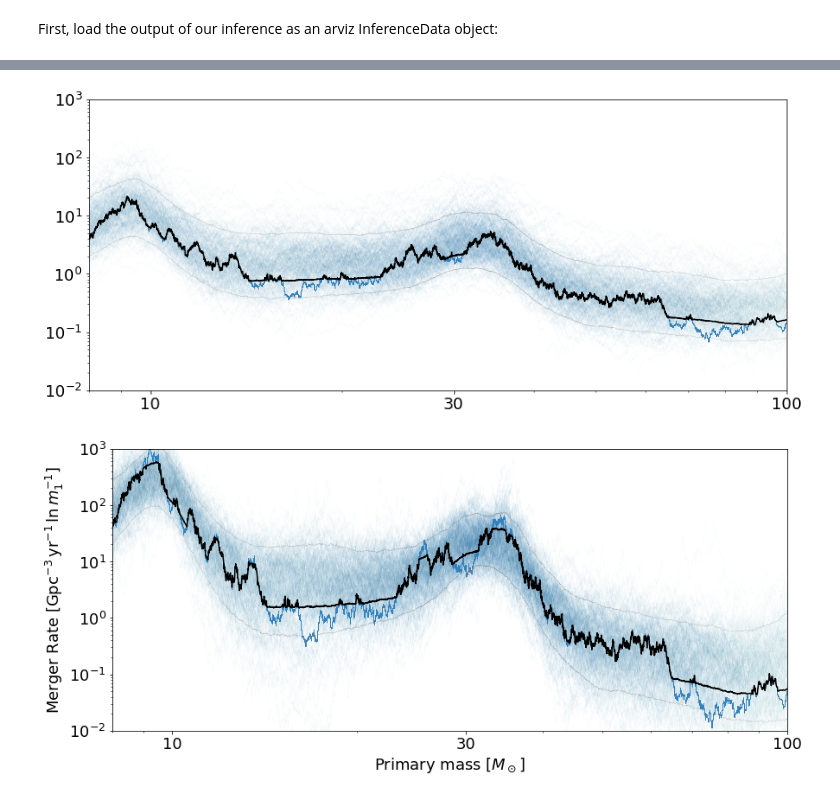
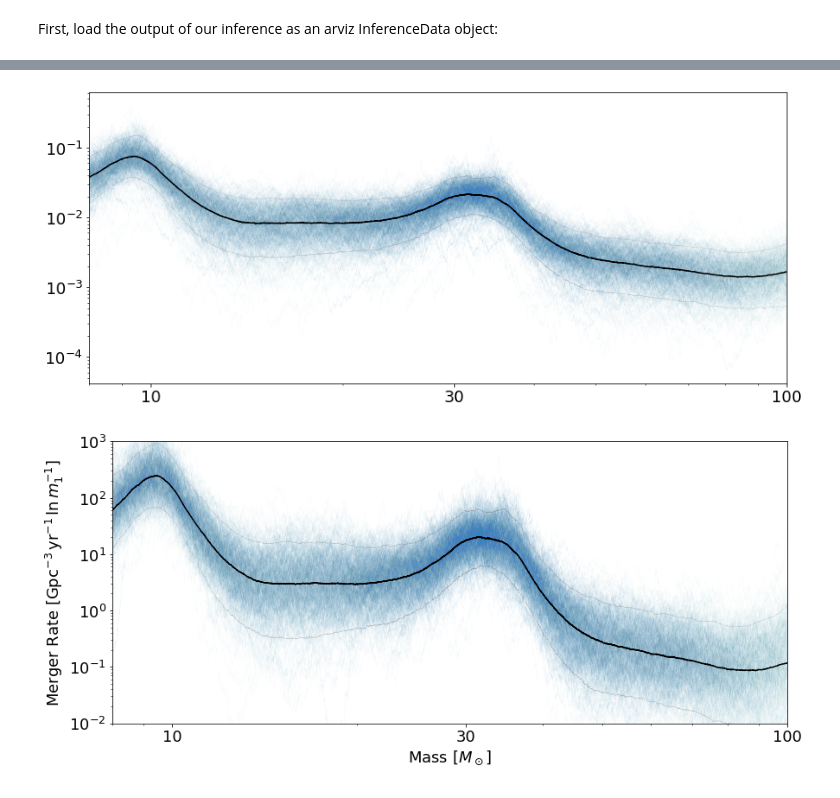
Before and after one commit to tcallister/autoregressive-bbh-inference, a Jupyter notebook: data/inspect_ar_lnm_q.ipynb, the cells around one changed output, grey strips where cells are left out. Drawn from its saved outputs; the diff is of its cells as text; code cells hidden in the pictures.

```diff
--- a/data/inspect_ar_lnm_q.ipynb
+++ b/data/inspect_ar_lnm_q.ipynb
@@ -52,39 +52,39 @@ samps = data.posterior.stack(draws=("chain", "draw"))
 # %%
 reduced_ms = m_values[::40]
 reduced_f_lnms = samps['f_lnms'][::40]
 
 p_ln_ms = np.zeros((reduced_ms.size,reduced_f_lnms.shape[1]))
 for i in range(reduced_f_lnms.shape[1]):
-    p_ln_ms[:,i] = reduced_f_lnms[:,i]
+    p_ln_ms[:,i] = reduced_f_lnms[:,i]/np.trapz(reduced_f_lnms[:,i],reduced_ms)
 
 fig,ax = plt.subplots(figsize=(14,6))
 random_inds = np.random.choice(np.arange(reduced_f_lnms.shape[1]),500)
 for i in random_inds:
-    ax.plot(reduced_ms,reduced_f_lnms[:,i],color='#3182bd',alpha=0.09,lw=0.09,zorder=0)
+    ax.plot(reduced_ms,p_ln_ms[:,i],color='#3182bd',alpha=0.09,lw=0.09,zorder=0)
 
 ax.plot(reduced_ms,np.median(p_ln_ms,axis=1),color='black')
 ax.plot(reduced_ms,np.quantile(p_ln_ms,0.05,axis=1),color='grey',lw=0.15)
 ax.plot(reduced_ms,np.quantile(p_ln_ms,0.95,axis=1),color='grey',lw=0.15)
 
 ax.tick_params(labelsize=18)
 ax.set_xlim(8,100)
-ax.set_ylim(1e-2,1e3)
+#ax.set_ylim(1e-2,1e3)
 ax.set_xscale('log')
 ax.set_yscale('log')
 
 ax.set_xticks([10,30,100])
 ax.get_xaxis().set_major_formatter(mpl.ticker.ScalarFormatter())
 
 plt.show()
 # %% [output]
-[figure, old version]
+[figure, new version]
 # %%
 reduced_ms = m_values[::40]
 reduced_f_lnms = samps['f_lnms'][::40]
 
 p_ln_ms = np.zeros((reduced_ms.size,reduced_f_lnms.shape[1]))
 for i in range(reduced_f_lnms.shape[1]):
-    p_ln_ms[:,i] = samps.R20[i]*reduced_f_lnms[:,i]**2*samps['f_qs'][-1,i]
+    p_ln_ms[:,i] = samps.R20[i]*reduced_f_lnms[:,i]**2*samps['f_qs'][-50000,i]
 
 fig,ax = plt.subplots(figsize=(14,6))
 random_inds = np.random.choice(np.arange(reduced_f_lnms.shape[1]),500)
@@ -104,12 +104,12 @@ ax.set_yscale('log')
 ax.set_xticks([10,30,100])
 ax.get_xaxis().set_major_formatter(mpl.ticker.ScalarFormatter())
 
-ax.set_xlabel('Primary mass [$M_\odot$]',fontsize=18)
+ax.set_xlabel('Mass [$M_\odot$]',fontsize=18)
 ax.set_ylabel('Merger Rate [$\mathrm{Gpc}^{-3}\,\mathrm{yr}^{-1}\,\ln m_1^{-1}$]',fontsize=18)
 
 plt.show()
 # %% [output]
-[figure, old version]
+[figure, new version]
 # %%
 reduced_qs = q_values[::30]
 reduced_f_qs = samps['f_qs'][::30]
```
Also changed, not shown: parts of 2 cells of this notebook, 2 other files.
